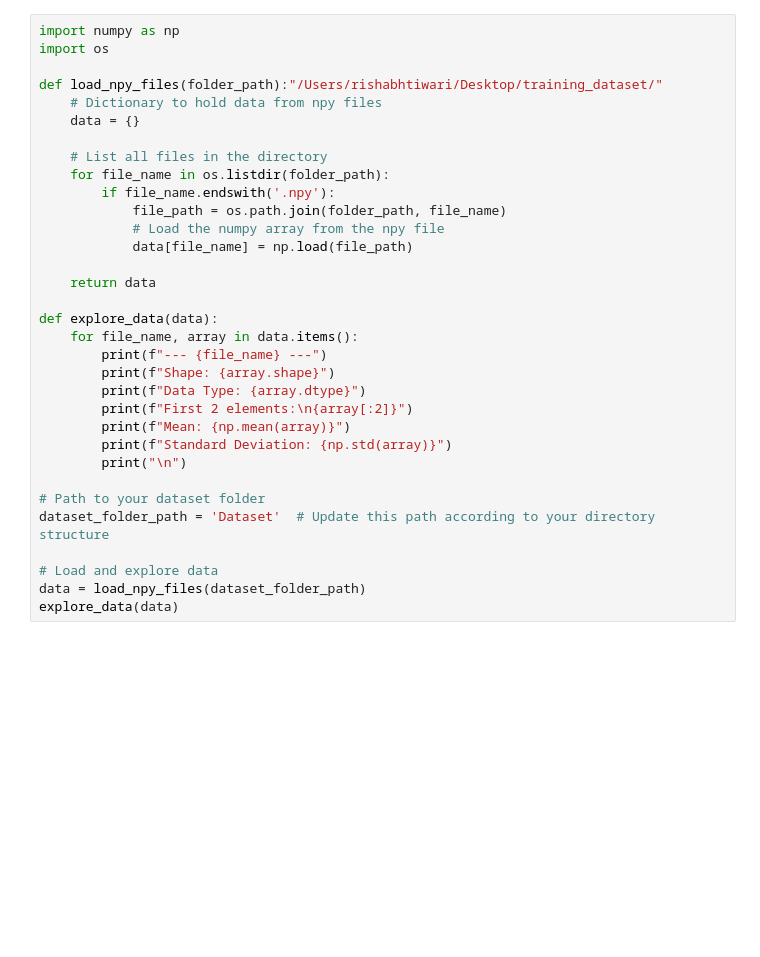
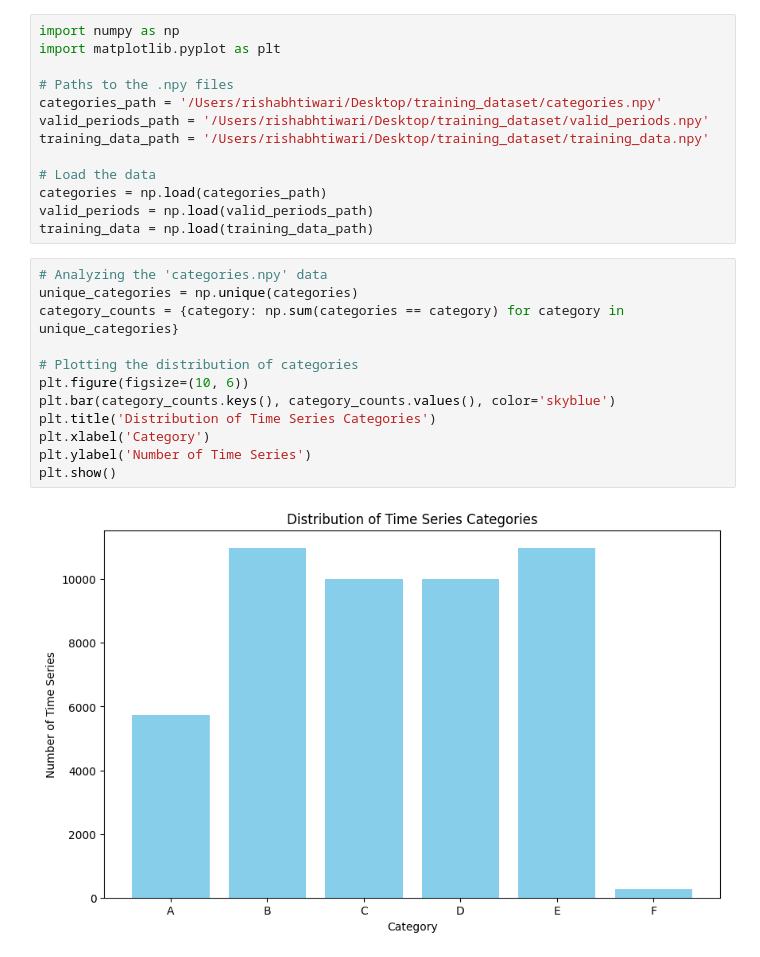
Before and after one commit to Icon1cc/ANN-DL-Competition1, a Jupyter notebook: Challenge_2/Team Models/Rishabh/Data_Reading/Data_Visualization.ipynb, the cells around one changed output. Saved outputs shown, nothing was run; the diff lists cells and outputs as text; blank space fills up the shorter version.

```diff
--- a/Challenge_2/Team Models/Rishabh/Data_Reading/Data_Visualization.ipynb
+++ b/Challenge_2/Team Models/Rishabh/Data_Reading/Data_Visualization.ipynb
@@ -1,33 +1,27 @@
-# %%
-import numpy as np
-import os
-
-def load_npy_files(folder_path):"/Users/rishabhtiwari/Desktop/training_dataset/"
-    # Dictionary to hold data from npy files
-    data = {}
-
-    # List all files in the directory
-    for file_name in os.listdir(folder_path):
-        if file_name.endswith('.npy'):
-            file_path = os.path.join(folder_path, file_name)
-            # Load the numpy array from the npy file
-            data[file_name] = np.load(file_path)
-
-    return data
-
-def explore_data(data):
-    for file_name, array in data.items():
-        print(f"--- {file_name} ---")
-        print(f"Shape: {array.shape}")
-        print(f"Data Type: {array.dtype}")
-        print(f"First 2 elements:\n{array[:2]}")
-        print(f"Mean: {np.mean(array)}")
-        print(f"Standard Deviation: {np.std(array)}")
-        print("\n")
-
-# Path to your dataset folder
-dataset_folder_path = 'Dataset'  # Update this path according to your directory structure
-
-# Load and explore data
-data = load_npy_files(dataset_folder_path)
-explore_data(data)
+# %%
+import numpy as np
+import matplotlib.pyplot as plt
+
+# Paths to the .npy files
+categories_path = '/Users/rishabhtiwari/Desktop/training_dataset/categories.npy'
+valid_periods_path = '/Users/rishabhtiwari/Desktop/training_dataset/valid_periods.npy'
+training_data_path = '/Users/rishabhtiwari/Desktop/training_dataset/training_data.npy'
+
+# Load the data
+categories = np.load(categories_path)
+valid_periods = np.load(valid_periods_path)
+training_data = np.load(training_data_path)
+# %%
+# Analyzing the 'categories.npy' data
+unique_categories = np.unique(categories)
+category_counts = {category: np.sum(categories == category) for category in unique_categories}
+
+# Plotting the distribution of categories
+plt.figure(figsize=(10, 6))
+plt.bar(category_counts.keys(), category_counts.values(), color='skyblue')
+plt.title('Distribution of Time Series Categories')
+plt.xlabel('Category')
+plt.ylabel('Number of Time Series')
+plt.show()
+# %% [output]
+[figure, added]
```
Also changed, not shown: parts of 2 cells of this notebook, 1 other file.
